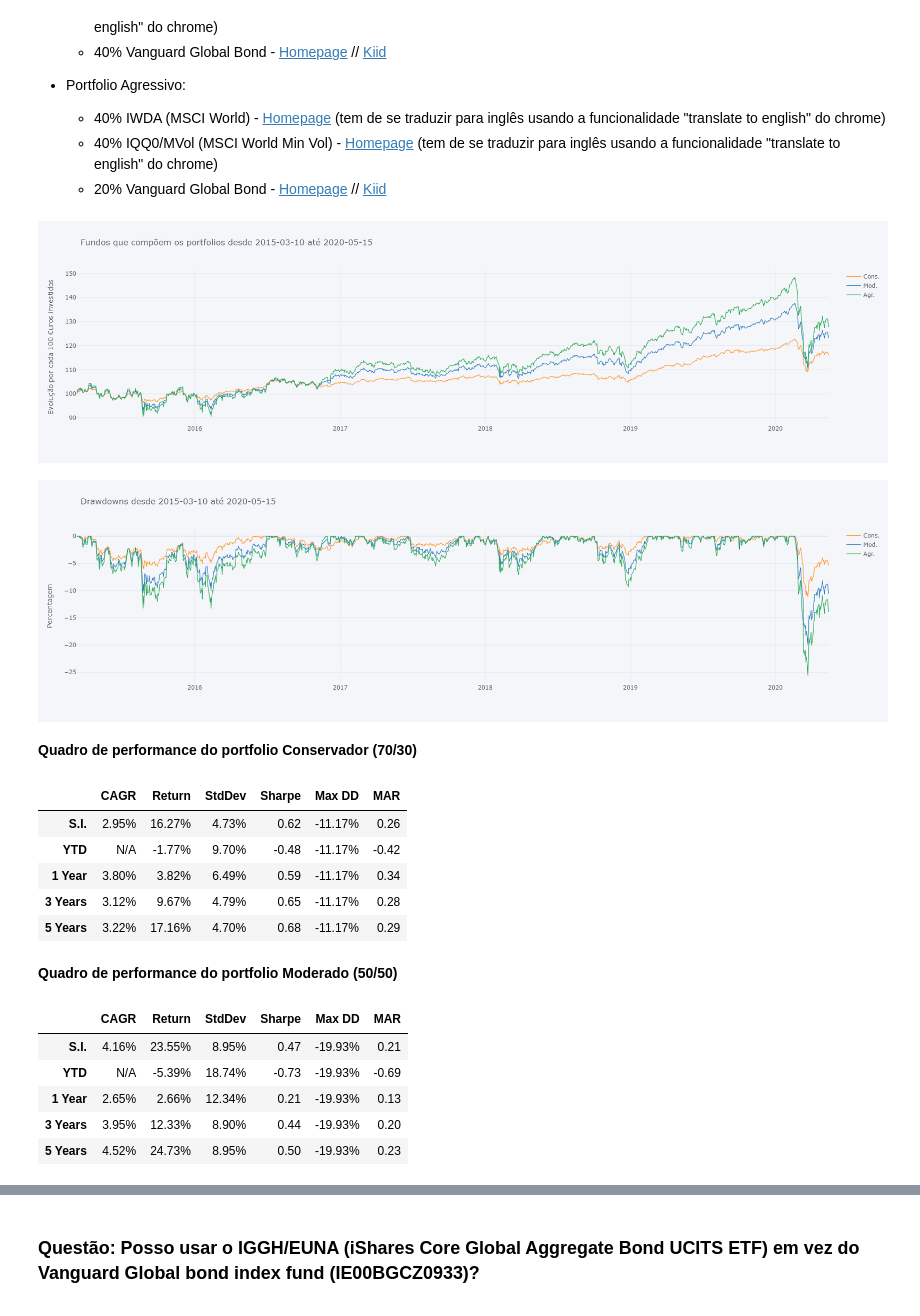
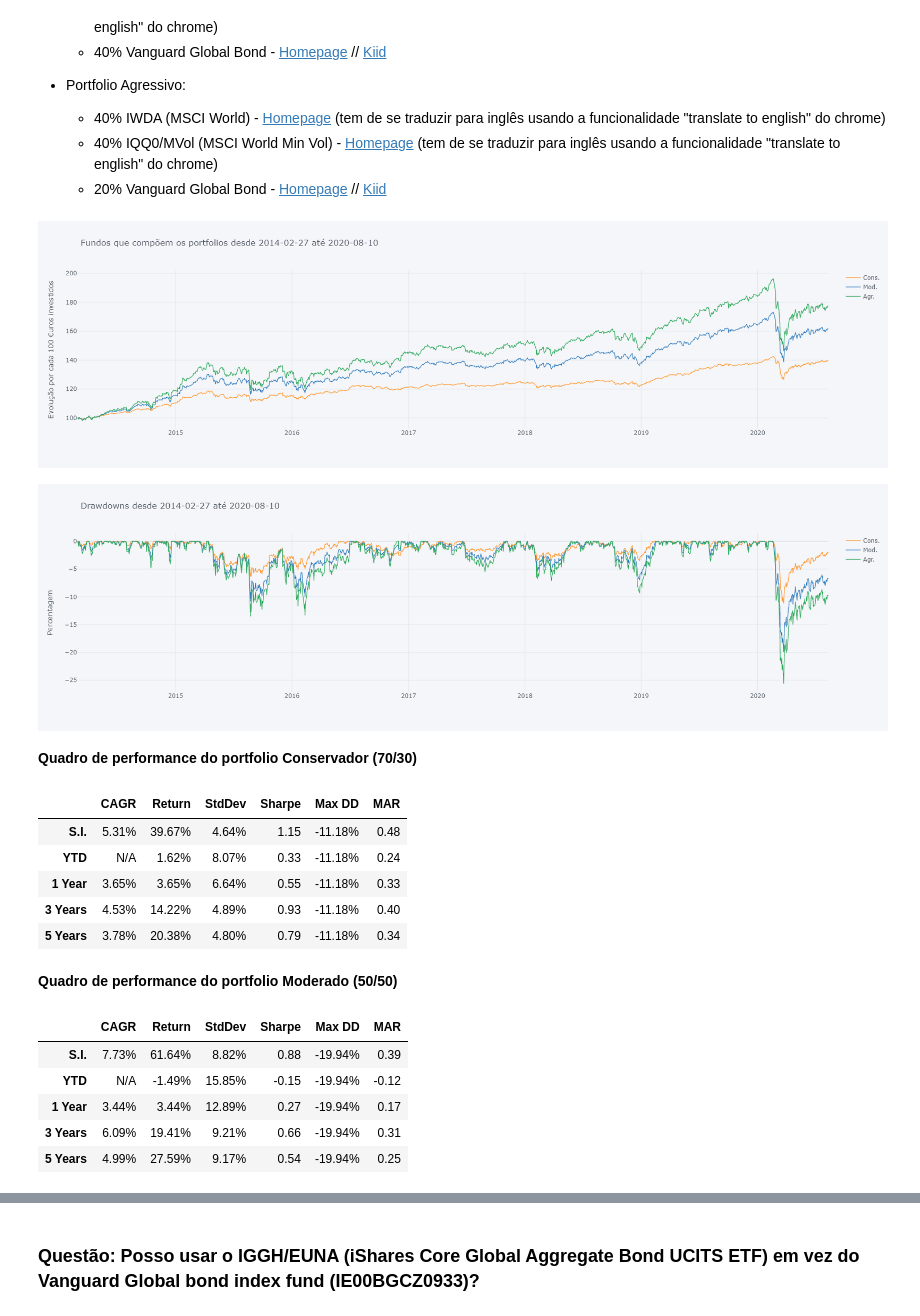
Before and after one commit to LuisSousaSilva/Articles_and_studies, a Jupyter notebook: Carteiras_ETFs (com IQQ0).ipynb, the cells around one changed output, grey strips where cells are left out. Drawn from its saved outputs; the diff is of its cells as text; code cells hidden in the pictures.

```diff
--- a/Carteiras_ETFs (com IQQ0).ipynb
+++ b/Carteiras_ETFs (com IQQ0).ipynb
@@ -44,14 +43,14 @@ import PortfolioAnalyser as pa
 # %% [markdown]
 [<img style="float: right;" src="https://www.futureproof.pt/files/f_photos/f_shares/logo-future-proof_smaller.png" alt="FP" border="0">](https://www.futureproof.pt/)
 # %%
-ISINs = ['IE00BGCZ0933', 'IWDA', 'IQQ0']
+ISINs = ['IE00B18GC888', 'IWDA', 'IQQ0']
 Nomes = ['VG_GB', 'IWDA', 'IQQ0']
 
 fundos = pd.read_csv('C:/Users/Luis/Google Drive/_GitHub/Backtester/Data/Cotacoes_diarias.csv', index_col = 'Date', parse_dates = True)[ISINs]
 
 fundos.columns = Nomes
 fundos = fundos.dropna()
-fundos = fa.normalize(fundos)
+fundos = pa.normalize(fundos)
 
 Begin = str(fundos.iloc[0].name)[0:10]
 End = str(fundos.iloc[-1].name)[0:10]
@@ -110,8 +111,8 @@ conservador = pa.compute_portfolio(fundos, [0.7, 0.15, 0.15])
 moderado = pa.compute_portfolio(fundos, [0.4, 0.3, 0.3])
 agressivo = pa.compute_portfolio(fundos, [0.2, 0.4, 0.4])
 
-portfolios = fa.merge_time_series(conservador, moderado)
-portfolios = fa.merge_time_series(portfolios, agressivo)
+portfolios = pa.merge_time_series(conservador, moderado)
+portfolios = pa.merge_time_series(portfolios, agressivo)
 
 portfolios.columns = ['Cons.', 'Mod.', 'Agr.']
 # %% [markdown]
@@ -134,36 +135,36 @@ portfolios.columns = ['Cons.', 'Mod.', 'Agr.']
     - 40% IQQ0/MVol (MSCI World Min Vol) - [Homepage](https://www.ishares.com/nl/particuliere-belegger/nl/producten/251882/ishares-msci-world-ucits-etf-acc-fund) (tem de se traduzir para inglês usando a funcionalidade "translate to english" do chrome)
     - 20% Vanguard Global Bond - [Homepage](https://global.vanguard.com/portal/site/kiids/pt/pt/documents) // [Kiid](https://global.vanguard.com/portal/site/loadPDF?country=pt&docId=10417)
 # %%
-portfolios.iplot(dimensions=fa.dimensions, title='Fundos que compõem os portfolios desde ' +  Begin + ' até ' + End,
+portfolios.iplot(dimensions=pa.dimensions, title='Fundos que compõem os portfolios desde ' +  Begin + ' até ' + End,
              yTitle='Evolução por cada 100 €uros investidos')
 # %% [output]
-[figure, old version]
+[figure, new version]
 # %%
-round(fa.compute_drawdowns(portfolios), 2).iplot(dimensions=fa.dimensions, title='Drawdowns desde ' +  Begin + ' até ' + End, yTitle='Percentagem')
+round(pa.compute_drawdowns(portfolios), 2).iplot(dimensions=pa.dimensions, title='Drawdowns desde ' +  Begin + ' até ' + End, yTitle='Percentagem')
 # %% [output]
-[figure, old version]
+[figure, new version]
 # %%
 pa.print_title('Quadro de performance do portfolio Conservador (70/30)')
 pa.compute_ms_performance_table(portfolios[['Cons.']])
 # %% [output]
 **Quadro de performance do portfolio Conservador (70/30)**
 |  | CAGR | Return | StdDev | Sharpe | Max DD | MAR |
-| S.I. | 2.95% | 16.27% | 4.73% | 0.62 | -11.17% | 0.26 |
-| YTD | N/A | -1.77% | 9.70% | -0.48 | -11.17% | -0.42 |
-| 1 Year | 3.80% | 3.82% | 6.49% | 0.59 | -11.17% | 0.34 |
-| 3 Years | 3.12% | 9.67% | 4.79% | 0.65 | -11.17% | 0.28 |
-| 5 Years | 3.22% | 17.16% | 4.70% | 0.68 | -11.17% | 0.29 |
+| S.I. | 5.31% | 39.67% | 4.64% | 1.15 | -11.18% | 0.48 |
+| YTD | N/A | 1.62% | 8.07% | 0.33 | -11.18% | 0.24 |
+| 1 Year | 3.65% | 3.65% | 6.64% | 0.55 | -11.18% | 0.33 |
+| 3 Years | 4.53% | 14.22% | 4.89% | 0.93 | -11.18% | 0.40 |
+| 5 Years | 3.78% | 20.38% | 4.80% | 0.79 | -11.18% | 0.34 |
 # %%
 pa.print_title('Quadro de performance do portfolio Moderado (50/50)')
 pa.compute_ms_performance_table(portfolios[['Mod.']])
 # %% [output]
 **Quadro de performance do portfolio Moderado (50/50)**
 |  | CAGR | Return | StdDev | Sharpe | Max DD | MAR |
-| S.I. | 4.16% | 23.55% | 8.95% | 0.47 | -19.93% | 0.21 |
-| YTD | N/A | -5.39% | 18.74% | -0.73 | -19.93% | -0.69 |
-| 1 Year | 2.65% | 2.66% | 12.34% | 0.21 | -19.93% | 0.13 |
-| 3 Years | 3.95% | 12.33% | 8.90% | 0.44 | -19.93% | 0.20 |
-| 5 Years | 4.52% | 24.73% | 8.95% | 0.50 | -19.93% | 0.23 |
+| S.I. | 7.73% | 61.64% | 8.82% | 0.88 | -19.94% | 0.39 |
+| YTD | N/A | -1.49% | 15.85% | -0.15 | -19.94% | -0.12 |
+| 1 Year | 3.44% | 3.44% | 12.89% | 0.27 | -19.94% | 0.17 |
+| 3 Years | 6.09% | 19.41% | 9.21% | 0.66 | -19.94% | 0.31 |
+| 5 Years | 4.99% | 27.59% | 9.17% | 0.54 | -19.94% | 0.25 |
 # %%
 pa.print_title('Quadro de performance do portfolio Agressivo (20/80)')
 pa.compute_ms_performance_table(portfolios[['Agr.']])
```
Also changed, not shown: parts of 16 cells of this notebook, 7 other files.
